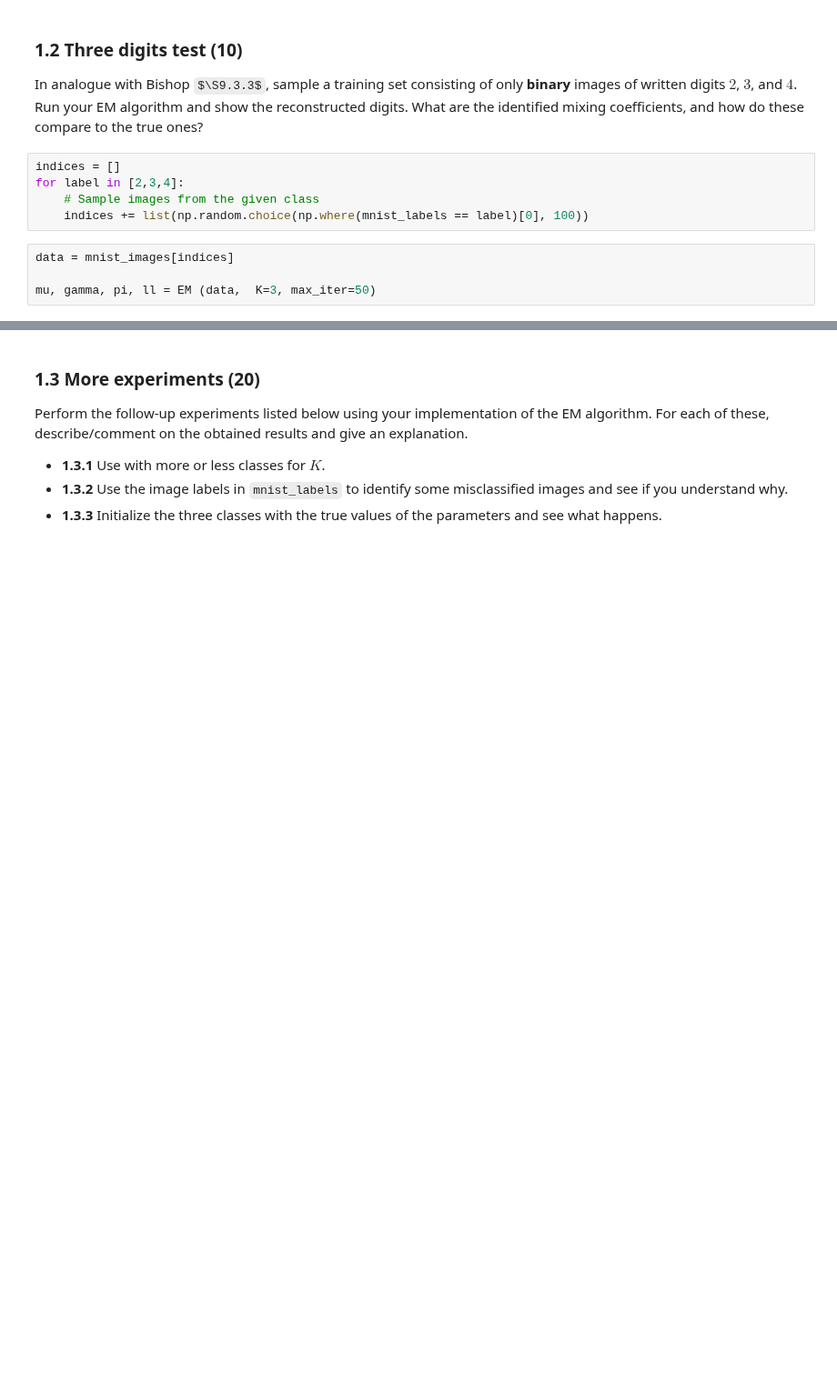
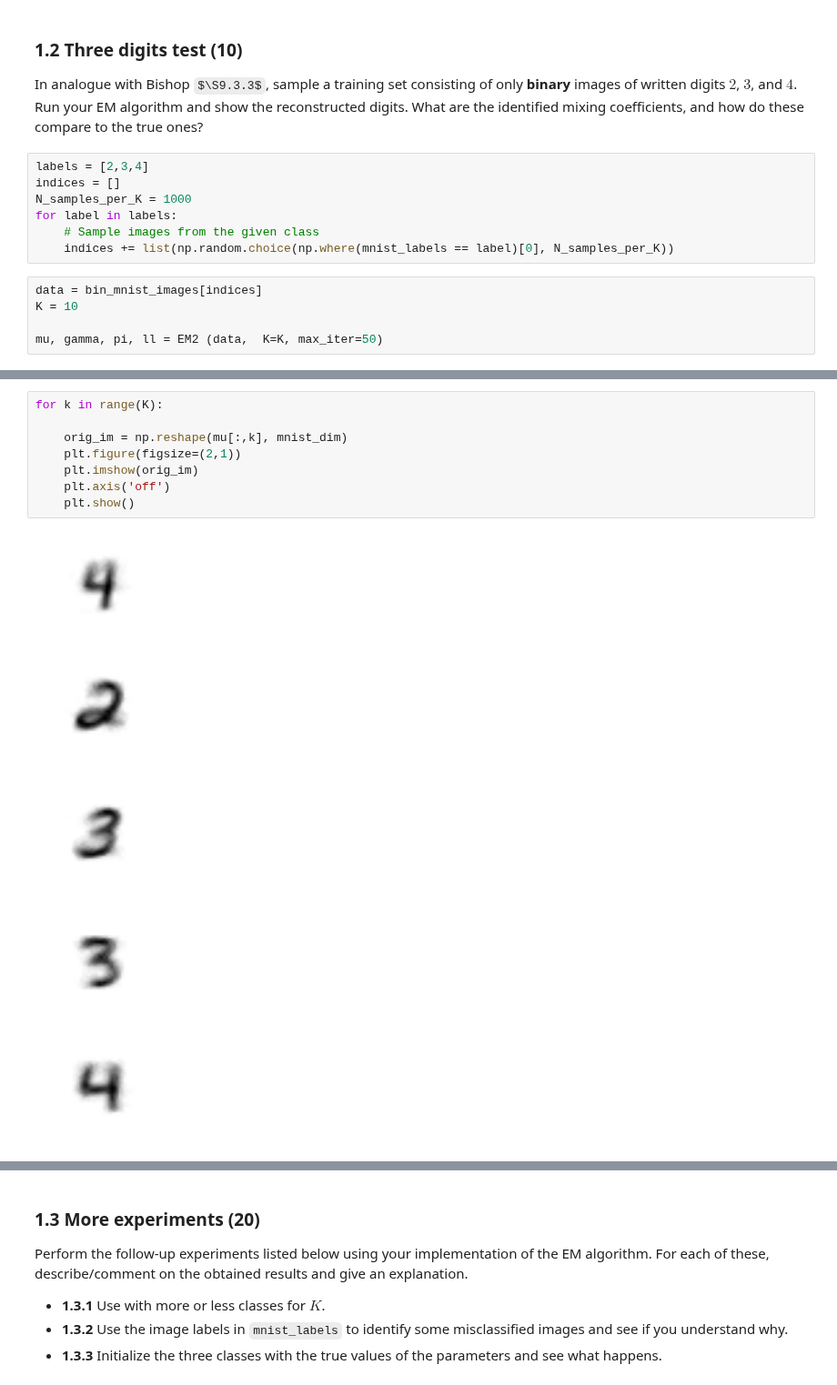
Before and after one commit to danakianfar/machine_learning_2_labs, a Jupyter notebook: lab3/Lab3.ipynb, the cells around one changed output, grey strips where cells are left out. Shown at 91% size. Saved outputs shown, nothing was run; the diff lists cells and outputs as text; some formulas as TeX source; blank space fills up the shorter version.

```diff
--- a/lab3/Lab3.ipynb
+++ b/lab3/Lab3.ipynb
@@ -128,12 +181,15 @@ def EM(X, K=10, max_iter=50, Z=None):
 ### 1.2 Three digits test (10)
 In analogue with Bishop $\S9.3.3$, sample a training set consisting of only __binary__ images of written digits $2$, $3$, and $4$. Run your EM algorithm and show the reconstructed digits. What are the identified mixing coefficients, and how do these compare to the true ones?
 # %%
+labels = [2,3,4]
 indices = []
-for label in [2,3,4]:
+N_samples_per_K = 1000
+for label in labels:
     # Sample images from the given class
-    indices += list(np.random.choice(np.where(mnist_labels == label)[0], 100))
+    indices += list(np.random.choice(np.where(mnist_labels == label)[0], N_samples_per_K))
 # %%
-data = mnist_images[indices]
+data = bin_mnist_images[indices]
+K = 10
 
-mu, gamma, pi, ll = EM (data,  K=3, max_iter=50)
+mu, gamma, pi, ll = EM2 (data,  K=K, max_iter=50)
 # %% [output]
@@ -190,0 +213,14 @@ mu, gamma, pi, ll = EM (data,  K=3, max_iter=50)
+# %%
+for k in range(K):
+
+    orig_im = np.reshape(mu[:,k], mnist_dim)
+    plt.figure(figsize=(2,1))
+    plt.imshow(orig_im)
+    plt.axis('off')
+    plt.show()
+# %% [output]
+[figure, added]
+[figure, added]
+[figure, added]
+[figure, added]
+[figure, added]
```
Also changed, not shown: parts of 5 cells of this notebook.
